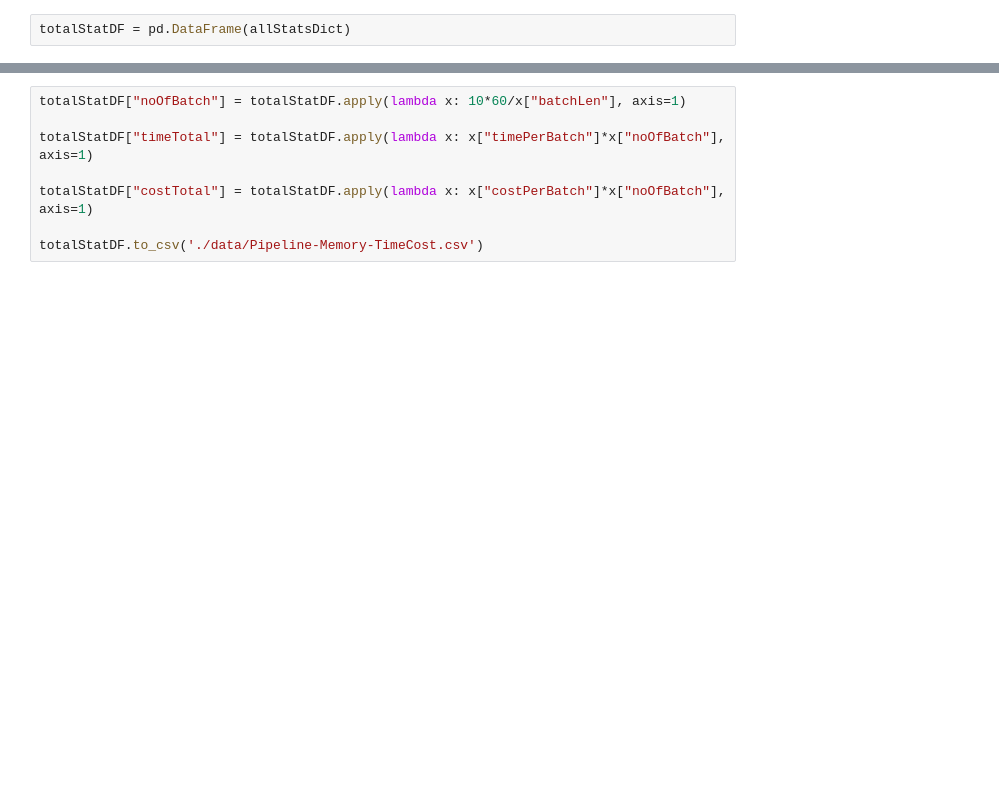
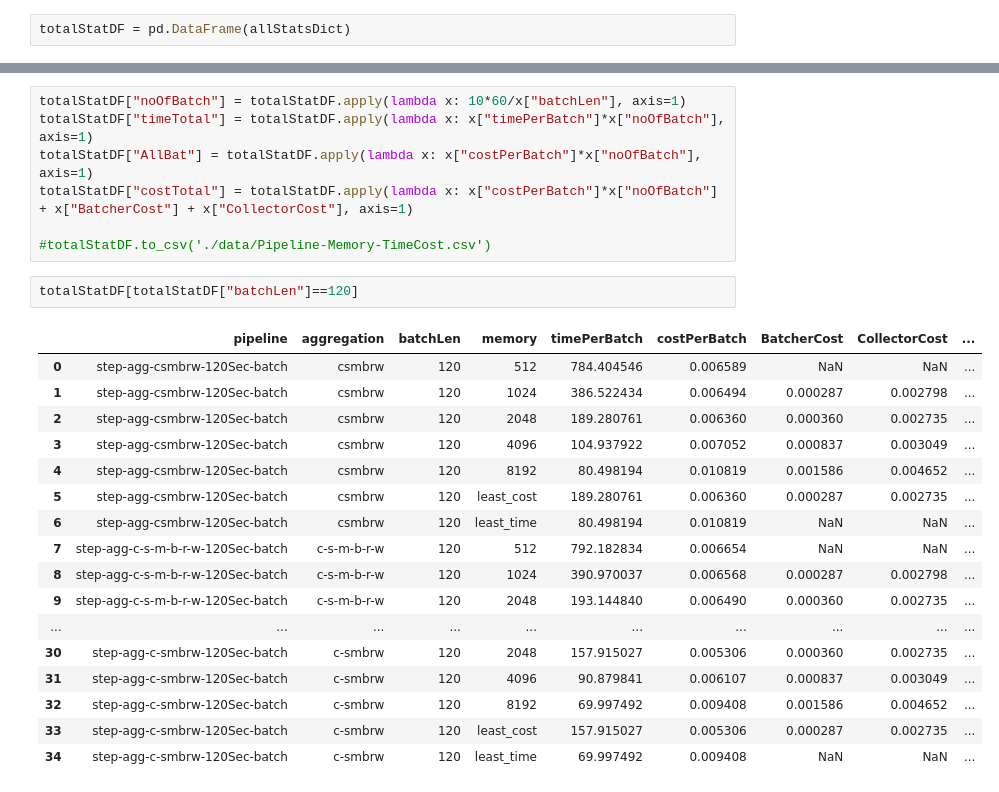
Before and after one commit to serverless-video-processing/lambda-pipeline, a Jupyter notebook: lambda-code-step/analysis/batch-collect-plots.ipynb, the cells around one changed output, grey strips where cells are left out. Saved outputs shown, nothing was run; the diff lists cells and outputs as text; blank space fills up the shorter version.

Commit message:
added batch and collection cost

```diff
--- a/lambda-code-step/analysis/batch-collect-plots.ipynb
+++ b/lambda-code-step/analysis/batch-collect-plots.ipynb
@@ -366,8 +386,27 @@ totalStatDF = pd.DataFrame(allStatsDict)
 # %%
 totalStatDF["noOfBatch"] = totalStatDF.apply(lambda x: 10*60/x["batchLen"], axis=1)
+totalStatDF["timeTotal"] = totalStatDF.apply(lambda x: x["timePerBatch"]*x["noOfBatch"], axis=1)
+totalStatDF["AllBat"] = totalStatDF.apply(lambda x: x["costPerBatch"]*x["noOfBatch"], axis=1)
+totalStatDF["costTotal"] = totalStatDF.apply(lambda x: x["costPerBatch"]*x["noOfBatch"] + x["BatcherCost"] + x["CollectorCost"], axis=1)
 
-totalStatDF["timeTotal"] = totalStatDF.apply(lambda x: x["timePerBatch"]*x["noOfBatch"], axis=1)
-
-totalStatDF["costTotal"] = totalStatDF.apply(lambda x: x["costPerBatch"]*x["noOfBatch"], axis=1)
-
-totalStatDF.to_csv('./data/Pipeline-Memory-TimeCost.csv')
+#totalStatDF.to_csv('./data/Pipeline-Memory-TimeCost.csv')
+# %%
+totalStatDF[totalStatDF["batchLen"]==120]
+# %% [output]
+|  | pipeline | aggregation | batchLen | memory | timePerBatch | costPerBatch | BatcherCost | CollectorCost | ... |
+| 0 | step-agg-csmbrw-120Sec-batch | csmbrw | 120 | 512 | 784.404546 | 0.006589 | NaN | NaN | ... |
+| 1 | step-agg-csmbrw-120Sec-batch | csmbrw | 120 | 1024 | 386.522434 | 0.006494 | 0.000287 | 0.002798 | ... |
+| 2 | step-agg-csmbrw-120Sec-batch | csmbrw | 120 | 2048 | 189.280761 | 0.006360 | 0.000360 | 0.002735 | ... |
+| 3 | step-agg-csmbrw-120Sec-batch | csmbrw | 120 | 4096 | 104.937922 | 0.007052 | 0.000837 | 0.003049 | ... |
+| 4 | step-agg-csmbrw-120Sec-batch | csmbrw | 120 | 8192 | 80.498194 | 0.010819 | 0.001586 | 0.004652 | ... |
+| 5 | step-agg-csmbrw-120Sec-batch | csmbrw | 120 | least_cost | 189.280761 | 0.006360 | 0.000287 | 0.002735 | ... |
+| 6 | step-agg-csmbrw-120Sec-batch | csmbrw | 120 | least_time | 80.498194 | 0.010819 | NaN | NaN | ... |
+| 7 | step-agg-c-s-m-b-r-w-120Sec-batch | c-s-m-b-r-w | 120 | 512 | 792.182834 | 0.006654 | NaN | NaN | ... |
+| 8 | step-agg-c-s-m-b-r-w-120Sec-batch | c-s-m-b-r-w | 120 | 1024 | 390.970037 | 0.006568 | 0.000287 | 0.002798 | ... |
+| 9 | step-agg-c-s-m-b-r-w-120Sec-batch | c-s-m-b-r-w | 120 | 2048 | 193.144840 | 0.006490 | 0.000360 | 0.002735 | ... |
+| ... | ... | ... | ... | ... | ... | ... | ... | ... | ... |
+| 30 | step-agg-c-smbrw-120Sec-batch | c-smbrw | 120 | 2048 | 157.915027 | 0.005306 | 0.000360 | 0.002735 | ... |
+| 31 | step-agg-c-smbrw-120Sec-batch | c-smbrw | 120 | 4096 | 90.879841 | 0.006107 | 0.000837 | 0.003049 | ... |
+| 32 | step-agg-c-smbrw-120Sec-batch | c-smbrw | 120 | 8192 | 69.997492 | 0.009408 | 0.001586 | 0.004652 | ... |
+| 33 | step-agg-c-smbrw-120Sec-batch | c-smbrw | 120 | least_cost | 157.915027 | 0.005306 | 0.000287 | 0.002735 | ... |
+| 34 | step-agg-c-smbrw-120Sec-batch | c-smbrw | 120 | least_time | 69.997492 | 0.009408 | NaN | NaN | ... |
```
Also changed, not shown: parts of 4 cells of this notebook, 1 other file.
